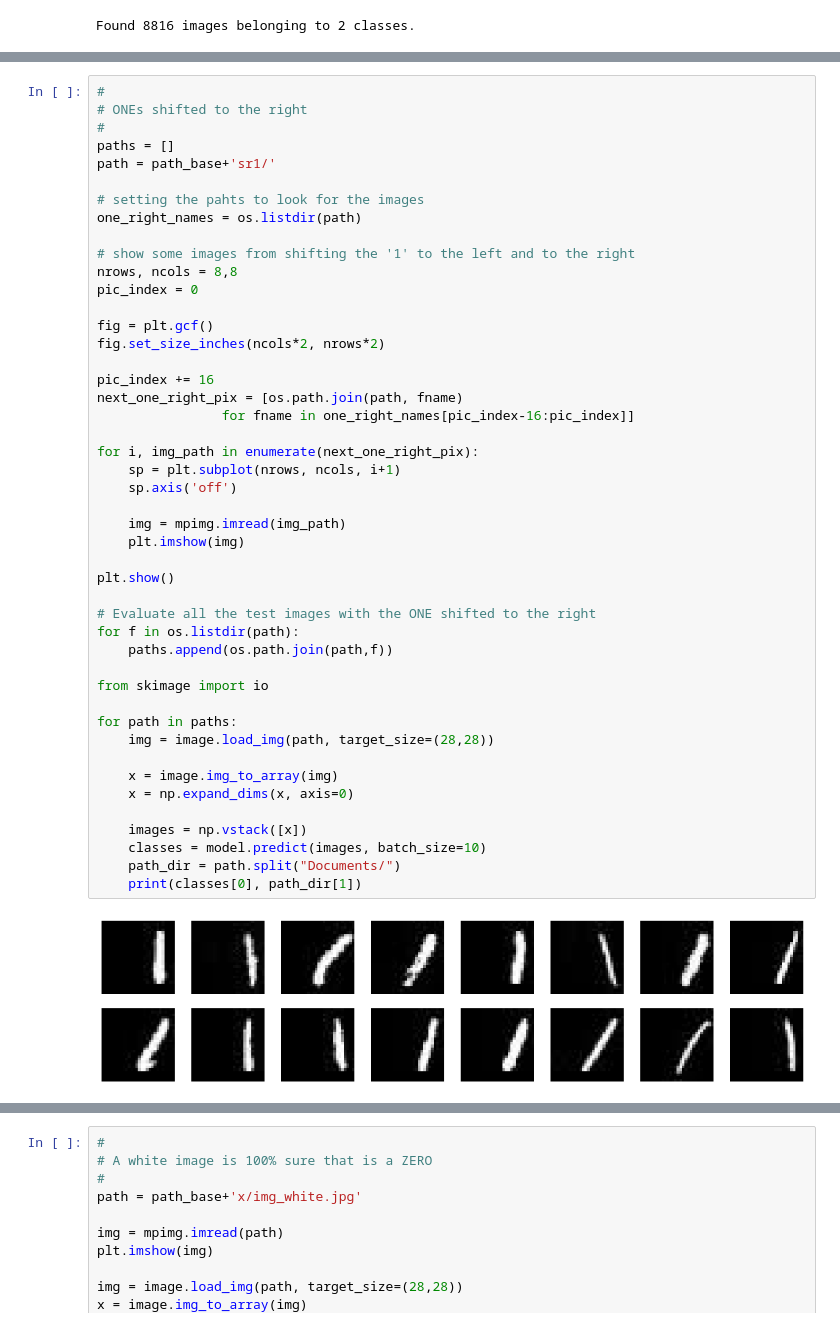
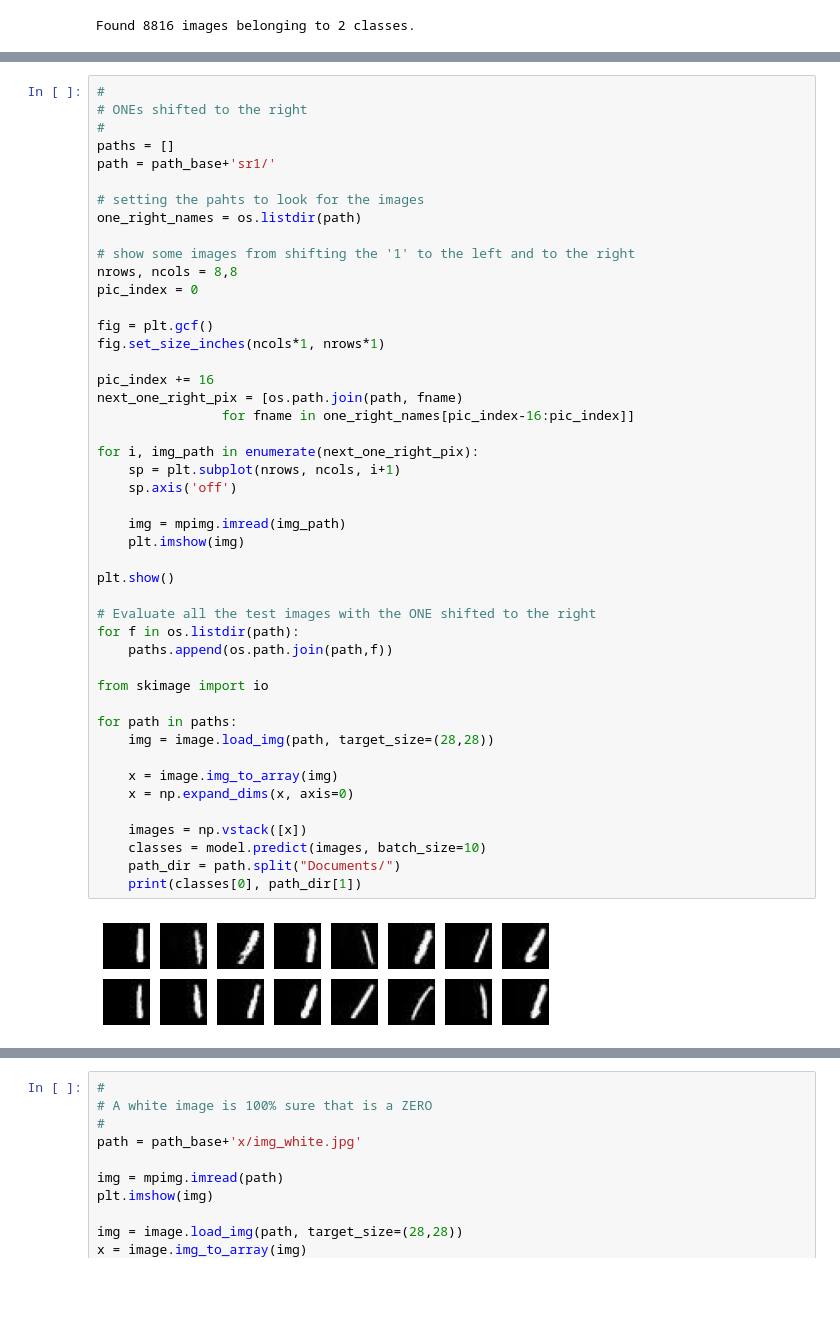
Before and after one commit to lamateos123/ml-classifier-no-common-sense, a Jupyter notebook: mnist101.ipynb, the cells around one changed output, grey strips where cells are left out. Drawn from its saved outputs; the diff is of its cells as text; blank space fills up the shorter version.

```diff
--- a/mnist101.ipynb
+++ b/mnist101.ipynb
@@ -393,38 +393,38 @@ nrows, ncols = 8,8
 pic_index = 0
 
 fig = plt.gcf()
-fig.set_size_inches(ncols*2, nrows*2)
+fig.set_size_inches(ncols*1, nrows*1)
 
 pic_index += 16
 next_one_right_pix = [os.path.join(path, fname)
                 for fname in one_right_names[pic_index-16:pic_index]]
 
 for i, img_path in enumerate(next_one_right_pix):
     sp = plt.subplot(nrows, ncols, i+1)
     sp.axis('off')
 
     img = mpimg.imread(img_path)
     plt.imshow(img)
 
 plt.show()
 
 # Evaluate all the test images with the ONE shifted to the right
 for f in os.listdir(path):
     paths.append(os.path.join(path,f))
 
 from skimage import io
 
 for path in paths:
     img = image.load_img(path, target_size=(28,28))
 
     x = image.img_to_array(img)
     x = np.expand_dims(x, axis=0)
 
     images = np.vstack([x])
     classes = model.predict(images, batch_size=10)
     path_dir = path.split("Documents/")
     print(classes[0], path_dir[1])
 # %% [output]
-[figure, old version]
+[figure, new version]
 [0.] sr1/img_118.jpg
 [0.] sr1/img_12.jpg
```
Also changed, not shown: parts of 8 cells of this notebook.
